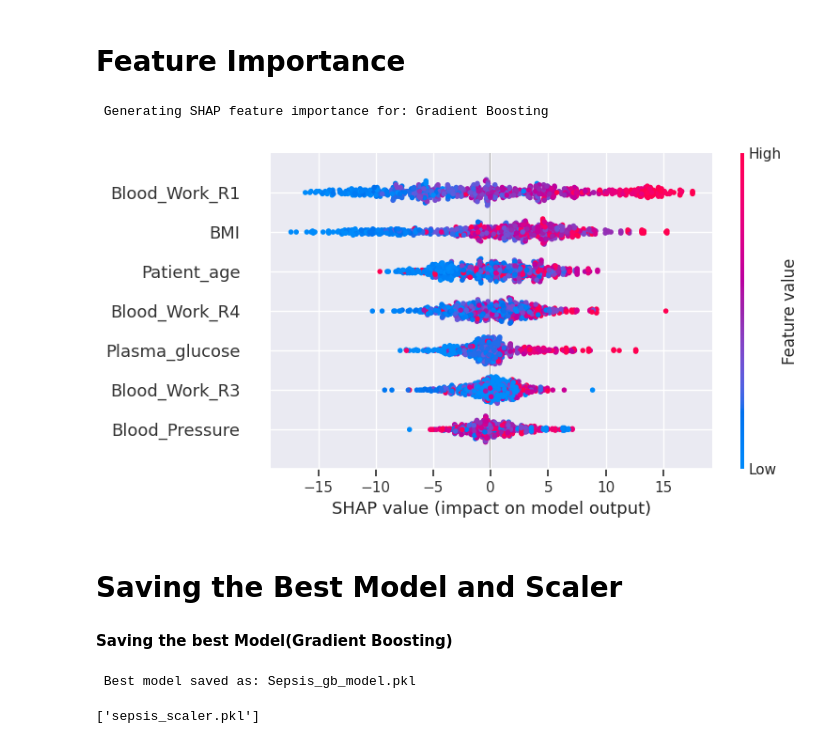
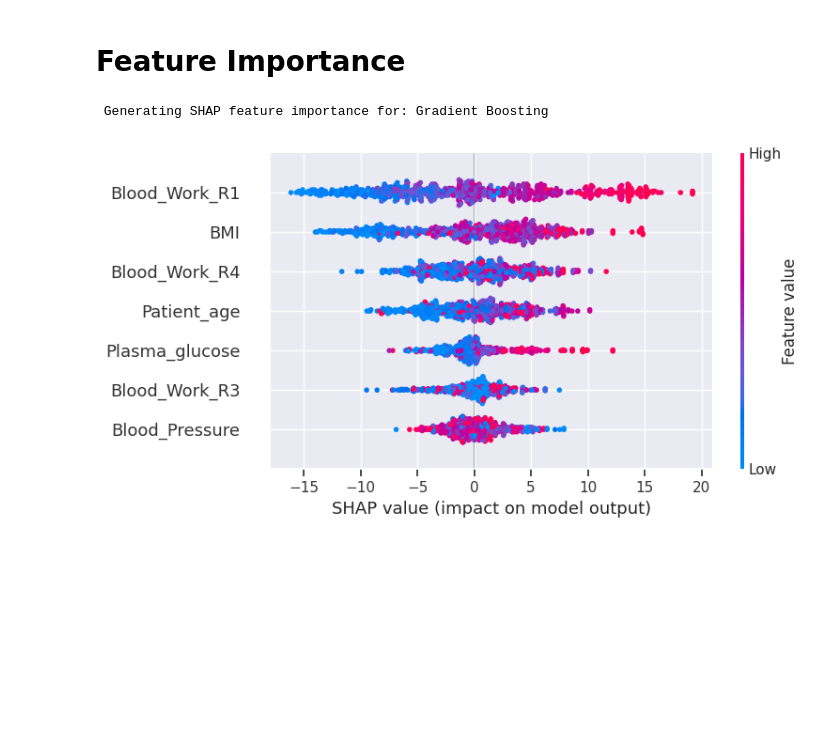
Before and after one commit to sparkysparo/Machine-Learning-for-Early-Prediction-Detection-and-Monitoring-of-Sepsis-in-A-E-and-ICU, a Jupyter notebook: Project_MSC_Machine_Learning_for_Early_Prediction,Detection_and_Monitoring_of_Sepsis_in_A&E_and_ICU_Settings.ipynb, the cells around one changed output. Saved outputs shown, nothing was run; the diff lists cells and outputs as text; code cells hidden in the pictures; blank space fills up the shorter version.

```diff
--- a/Project_MSC_Machine_Learning_for_Early_Prediction,Detection_and_Monitoring_of_Sepsis_in_A&E_and_ICU_Settings.ipynb
+++ b/Project_MSC_Machine_Learning_for_Early_Prediction,Detection_and_Monitoring_of_Sepsis_in_A&E_and_ICU_Settings.ipynb
@@ -1366,3 +1292,0 @@ svc_model = SVC(random_state=42, probability=True)
-# %%
-# train the model
-svc_model.fit(X_train, y_train)
@@ -1422,3 +1292,0 @@ dtmodel = DecisionTreeClassifier(random_state=42)
-# %%
-# train the model
-dtmodel.fit(X_train, y_train)
@@ -1663,0 +1394,24 @@ Fitting 5 folds for each of 20 candidates, totalling 100 fits
+# %%
+# Step 7: Hyperparameter tuning using RandomizedSearchCV with Stratified K-Fold
+param_distributions = {
+    'n_estimators': randint(100, 500),
+    'learning_rate': uniform(0.01, 0.2),
+    'max_depth': randint(3, 10),
+    'subsample': uniform(0.5, 1.0),
+    'min_samples_split': randint(2, 10),
+    'min_samples_leaf': randint(1, 10)}
+
+cv = StratifiedKFold(n_splits=5, shuffle=True, random_state=42)
+random_search = RandomizedSearchCV(
+    GradientBoostingClassifier(random_state=42),
+    param_distributions,
+    n_iter=20,  # Number of random samples
+    cv=cv,
+    scoring='f1',
+    n_jobs=-1,
+    random_state=42)
+random_search.fit(X_train, y_train)
+
+# Step 8: Display best parameters
+print("Best Parameters:", random_search.best_params_)
+print("Best F1 Score:", random_search.best_score_)
@@ -1681,0 +1448,9 @@ Best Parameters: {'ccp_alpha': 0.0, 'criterion': 'friedman_mse', 'init': None, '
+# %%
+# Save the best model
+best_model = random_search.best_estimator_
+model_filename = "sepsis_gb_model.pkl"
+joblib.dump(best_model, model_filename)
+
+# Save the scaler
+scaler_filename = "sepsis_scaler.pkl"
+joblib.dump(scaler, scaler_filename)
@@ -1709,50 +1486,18 @@ weighted avg       0.77      0.76      0.77       118
 # %% [markdown]
 # **Feature Importance**
 # %%
+# SHAP Feature Importance
 # Using the best model (Gradient Boosting) for Feature Importance
 print(f"\n Generating SHAP feature importance for: {best_model_name}")
 
 # Use TreeExplainer for Gradient Boosting
-explainer = shap.Explainer(best_model)
+explainer = shap.TreeExplainer(best_model)  # Use TreeExplainer for tree-based models
 shap_values = explainer.shap_values(X_train)
 
 # SHAP Summary Plot
 plt.figure(figsize=(10, 6))
 shap.summary_plot(shap_values, X_train)
 plt.show()
 # %% [output]
  Generating SHAP feature importance for: Gradient Boosting
-[figure, old version]
+[figure, new version]
-# %% [markdown]
-# **Saving the Best Model and Scaler**
-# %% [markdown]
-**Saving the best Model(Gradient Boosting)**
-# %%
-# Saving the best model
-if best_model_name == "Gradient Boosting":
-    model_filename = "Sepsis_gb_model.pkl"
-elif best_model_name == "XGBoost":
-    model_filename = "Sepsis_xgb_model.pkl"
-elif best_model_name == "Random Forest":
-    model_filename = "Sepsis_rf_model.pkl"
-elif best_model_name == "Logistic Regression":
-    model_filename = "Sepsis_lr_model.pkl"
-elif best_model_name == "K Nearest Neighbors":
-    model_filename = "Sepsis_knn_model.pkl"
-elif best_model_name == "Decision Tree":
-    model_filename = "Sepsis_dt_model.pkl"
-else:
-    model_filename = "Sepsis_best_model.pkl"  # Fallback name
-
-joblib.dump(best_model, model_filename)
-print(f"\n Best model saved as: {model_filename}")
-# %% [output]
- Best model saved as: Sepsis_gb_model.pkl
-# %%
-# Defining the scaler file path
-scaler_path = "sepsis_scaler.pkl"
-
-# Save the trained scaler
-joblib.dump(scaler, scaler_path)
-# %% [output]
-['sepsis_scaler.pkl']
```
Also changed, not shown: parts of 56 cells of this notebook.
